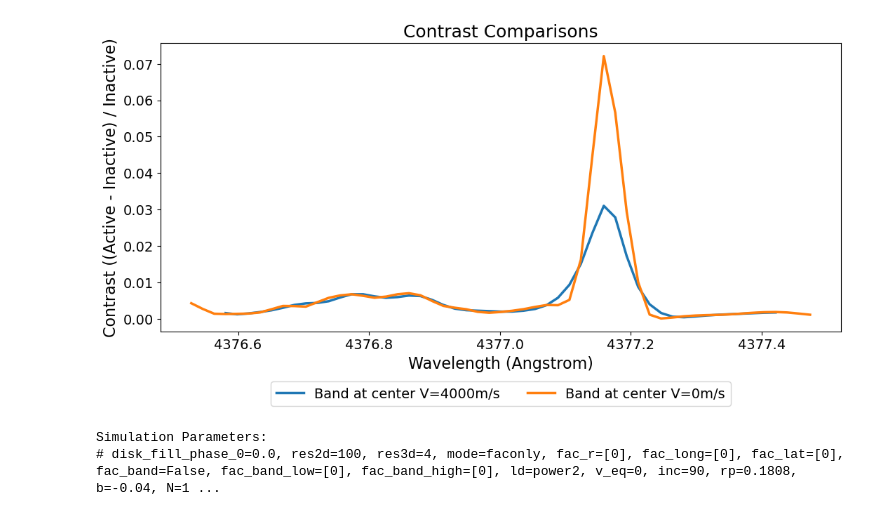
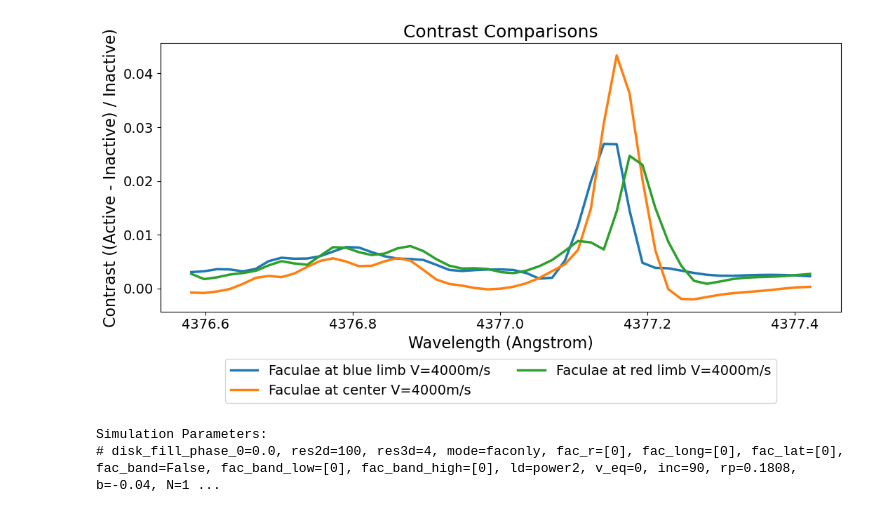
Before and after one commit to danayaptangco/actress, a Jupyter notebook: actress/outputs/full_disks_and_wavelength_shifts/2_compare_disks.ipynb, the cells around one changed output. Drawn from its saved outputs; the diff is of its cells as text; code cells hidden in the pictures.

```diff
--- a/actress/outputs/full_disks_and_wavelength_shifts/2_compare_disks.ipynb
+++ b/actress/outputs/full_disks_and_wavelength_shifts/2_compare_disks.ipynb
@@ -144,9 +296,9 @@ explicit_active_dirs = {
     # './1_div2fac_4376.5109_4377.4913_fac_lat0_long-45_r19_v4000/': 'Spot at red limb',
 
     #faculae
-    # './1_4376.5109_4377.4913_fac_lat0_long45_r19_v4000/': 'Faculae at blue limb',
-   #  './1_4376.5109_4377.4913_fac_lat0_long0_r15_v4000/': 'Faculae at center',
-    # './1_4376.5109_4377.4913_fac_lat0_long-45_r19_v4000/': 'Faculae at red limb',
+    './1_200G_4376.5109_4377.4913_fac_lat0_long45_r19_v4000/': 'Faculae at blue limb',
+    './1_200G_4376.5109_4377.4913_fac_lat0_long0_r15_v4000/': 'Faculae at center',
+    './1_200G_4376.5109_4377.4913_fac_lat0_long-45_r19_v4000/': 'Faculae at red limb',
 
     #bands
     # './1_4376.5109_4377.4913_band_lat-2.5_2.5_v4000/': 'Equatorial band with Faculae',
@@ -170,8 +322,8 @@ explicit_active_dirs = {
     # './1_300G_4376.5109_4377.4913_fac_lat0_long0_r15_v4000/': 'Faculae 300G at disk center',
 
     #no rotation vs rotation facular band
-     './1_4376.5109_4377.4913_band_lat-2.5_2.5_v4000/': 'Band at center',
-     './1_4376.5109_4377.4913_band_lat-2.5_2.5_v0/': 'Band at center',
+    #  './1_4376.5109_4377.4913_band_lat-2.5_2.5_v4000/': 'Band at center',
+    #  './1_4376.5109_4377.4913_band_lat-2.5_2.5_v0/': 'Band at center',
 
 }
 
@@ -220,34 +372,34 @@ if comparisons:
             bin_centers_inactive, binned_intensity_inactive = process_disk_directory(dir_inactive, phase_idx=0)
 
             # Calculate contrast: (active - inactive) / inactive
             # Assuming both arrays share the exact same bin centers
             contrast = (binned_intensity_active - binned_intensity_inactive) / binned_intensity_inactive
 
             v_match = re.search(r'_v(\d+)', dir_active)
             velocity = v_match.group(1) if v_match else "unknown"
 
             label_active = extract_features(dir_active)
             label_inactive = extract_features(dir_inactive)
 
             plt.plot(bin_centers_active, contrast, linestyle='-', linewidth=2.5, alpha = 1.0,
                      label=f'{custom_label} V={velocity}m/s')
 
         except Exception as e:
             print(f"Error processing contrast for {dir_active} vs {dir_inactive}: {e}")
 
     # # Add a horizontal line at 0 for reference
     # plt.axhline(0, color='black', linestyle='--', linewidth=1)
 
     plt.xlabel('Wavelength (Angstrom)')
     plt.ylabel('Contrast ((Active - Inactive) / Inactive)')
     plt.title('Contrast Comparisons')
     plt.legend(loc='upper center', bbox_to_anchor=(0.5, -0.15), ncol=2)
     plt.tight_layout()
     plt.show()
 else:
     print("Please provide at least one active directory to calculate contrast.")
 # %% [output]
-[figure, old version]
+[figure, new version]
 # %%
 import os
 import glob
```
Also changed, not shown: parts of 3 cells of this notebook, 7 other files.
